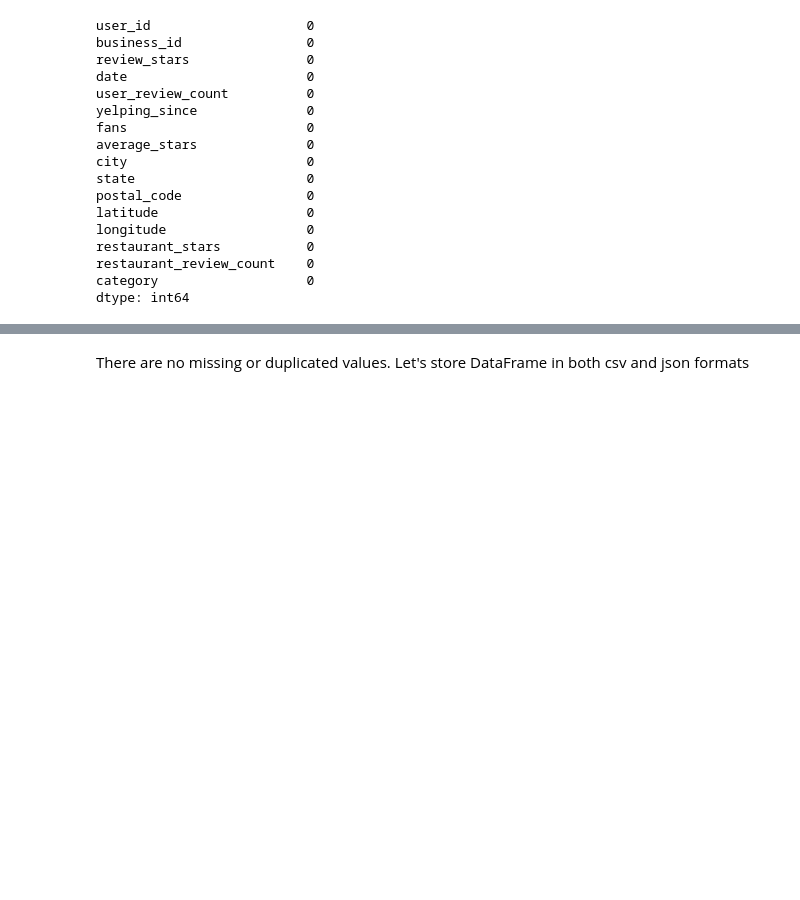
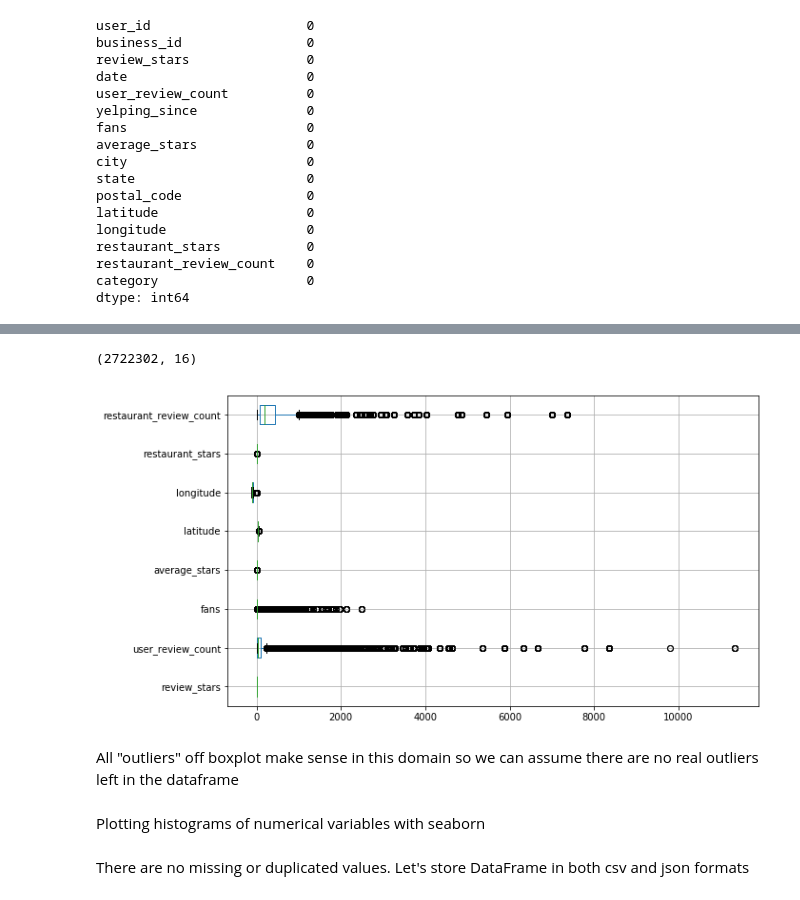
Before and after one commit to jphietala/Yelp-InfoViz, a Jupyter notebook: yelpdata.ipynb, the cells around one changed output, grey strips where cells are left out. Drawn from its saved outputs; the diff is of its cells as text; code cells hidden in the pictures; blank space fills up the shorter version.

```diff
--- a/yelpdata.ipynb
+++ b/yelpdata.ipynb
@@ -585,0 +694,15 @@ dtype: int64
+# %%
+# Only one user differs greatly from others so we can remove that observation.
+df = df.drop(df[df['fans'] > 6000].index)
+df.shape
+# %% [output]
+(2722302, 16)
+# %%
+df.boxplot(vert=False, figsize=(10,6))
+plt.show()
+# %% [output]
+[figure, added]
+# %% [markdown]
+All "outliers" off boxplot make sense in this domain so we can assume there are no real outliers left in the dataframe
+# %% [markdown]
+Plotting histograms of numerical variables with seaborn
```
Also changed, not shown: parts of 28 cells of this notebook, 1 other file.
